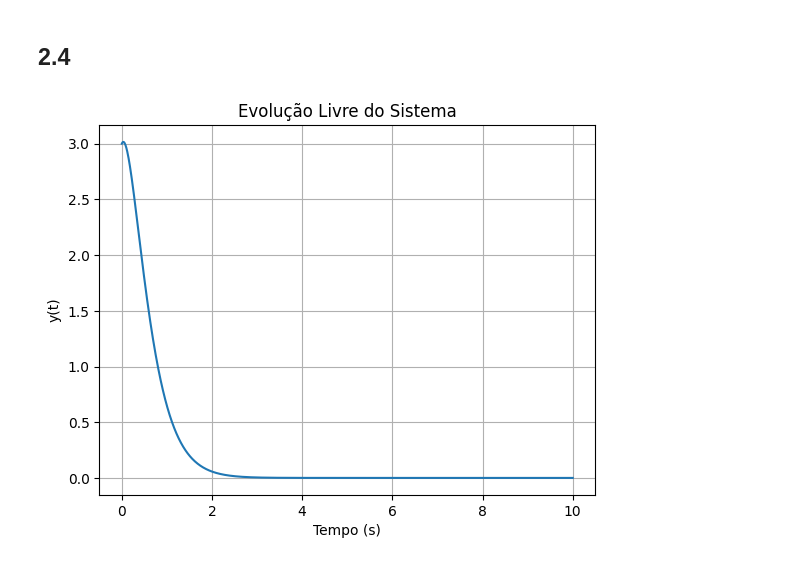
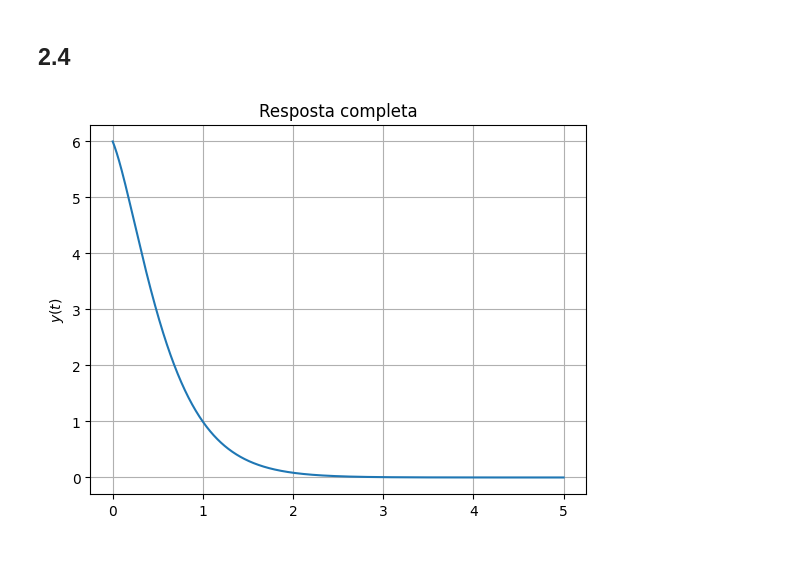
Before and after one commit to AntonioLaureno28/C-digos-HW1, a Jupyter notebook: Questão 2/q2.ipynb, the cells around one changed output. Saved outputs shown, nothing was run; the diff lists cells and outputs as text; code cells hidden in the pictures.

```diff
--- a/Questão 2/q2.ipynb
+++ b/Questão 2/q2.ipynb
@@ -33,25 +33,35 @@ plt.show()
 # %% [markdown]
 ## 2.4
 # %%
-import numpy as np
-import matplotlib.pyplot as plt
+from scipy import signal
 
-# Definindo a função para a evolução livre y(t)
-def y_fe(t):
-    return 3 * np.exp(-3 * t) + 10 * t * np.exp(-3 * t)
+#Definição do sistema G(s) para a resposta ao impulso h(t))
+num_G = [2, 15, 31]
+den_G = [1, 6, 9]
+G_system = signal.TransferFunction(num_G, den_G)
 
-# Intervalo de tempo
-t = np.linspace(0, 10,1000)
+#Coeficientes para Y_fe(s)
+num_Yfe = [3, 19]
+den_Yfe = [1, 6, 9]
+Yfe_system = signal.TransferFunction(num_Yfe, den_Yfe)
 
-# Calculando os valores de y(t)
-y = y_fe(t)
+#Vetor de tempo
+t = np.linspace(0, 5, 1000)
 
-# Plotando o gráfico
-plt.plot(t, y,)
-plt.title('Evolução Livre do Sistema')
-plt.xlabel('Tempo (s)')
-plt.ylabel('y(t)')
+#Calcula a evolução livre y_fe(t) usando signal.
+t_out_fe, y_fe = signal.impulse(Yfe_system, T=t)
+
+# Calcula a parte contínua da resposta ao impulso h(t) do sistema G(s)
+t_out_h, Hc_values = signal.impulse(G_system, T=t)
+
+# Soma as duas respostas contínuas
+y = y_fe + Hc_values
+
+# Plotagem do gráfico
+plt.plot(t, y)
+plt.title('Resposta completa')
+plt.ylabel('$y(t)$')
 plt.grid(True)
 plt.show()
 # %% [output]
-[figure, old version]
+[figure, new version]
```
Also changed, not shown: parts of 4 cells of this notebook.
